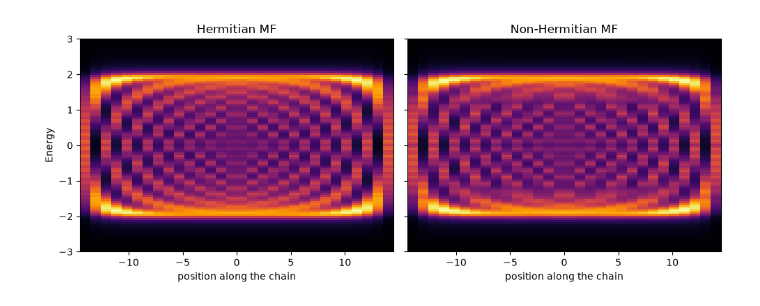
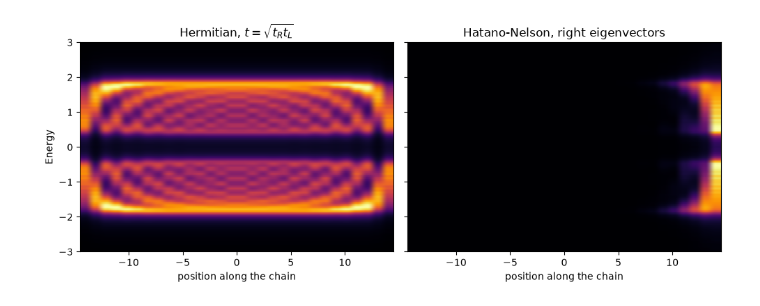
Before and after one commit to joselado/pyqula, a Jupyter notebook: jupyter-notebooks/functionalities/interacting_mean_field_hamiltonians/08_hermitian_nonhermitian.ipynb, the cells around one changed output. Cells and saved outputs as stored; diff of their text form; code cells hidden in the pictures.

```diff
--- a/jupyter-notebooks/functionalities/interacting_mean_field_hamiltonians/08_hermitian_nonhermitian.ipynb
+++ b/jupyter-notebooks/functionalities/interacting_mean_field_hamiltonians/08_hermitian_nonhermitian.ipynb
@@ -50,16 +88,17 @@ the gain and loss distort.
 # %%
 energies = np.linspace(-3.,3.,101)
 fig,axs = plt.subplots(1,2,figsize=(10,4),sharey=True)
-for ax,hh,title in zip(axs,[h,h2],["Hermitian MF","Non-Hermitian MF"]):
+for ax,hh,title in zip(axs,[h_eff,h_hn],[r"Hermitian, $t=\sqrt{t_Rt_L}$",
+                                         "Hatano-Nelson, right eigenvectors"]):
     ldos = []
     for e in energies:
         (x,y,d) = hh.get_ldos(e=e,delta=0.1,write=False) # LDOS on every site at energy e
         ldos.append(np.real(d))
     ax.imshow(np.array(ldos),origin="lower",aspect="auto",cmap="inferno",
               extent=[x.min(),x.max(),energies[0],energies[-1]])
     ax.set_title(title) ; ax.set_xlabel("position along the chain")
 axs[0].set_ylabel("Energy")
 plt.tight_layout()
 plt.show()
 # %% [output]
-[figure, old version]
+[figure, new version]
```
Also changed, not shown: parts of 6 cells of this notebook, 22 other files.
